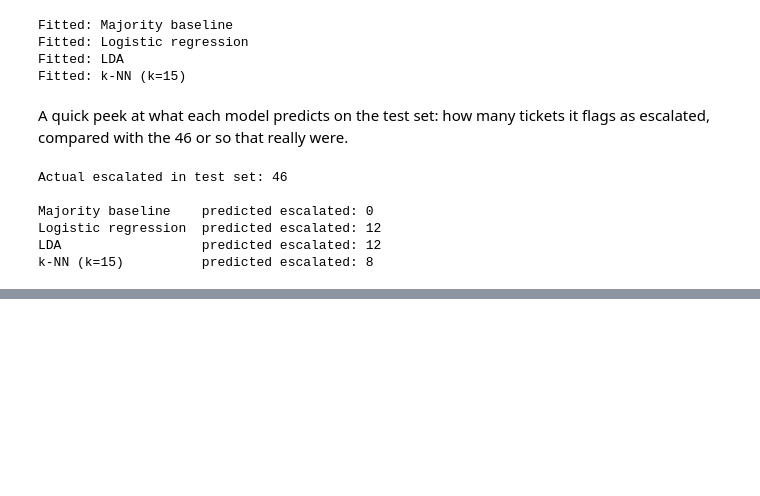
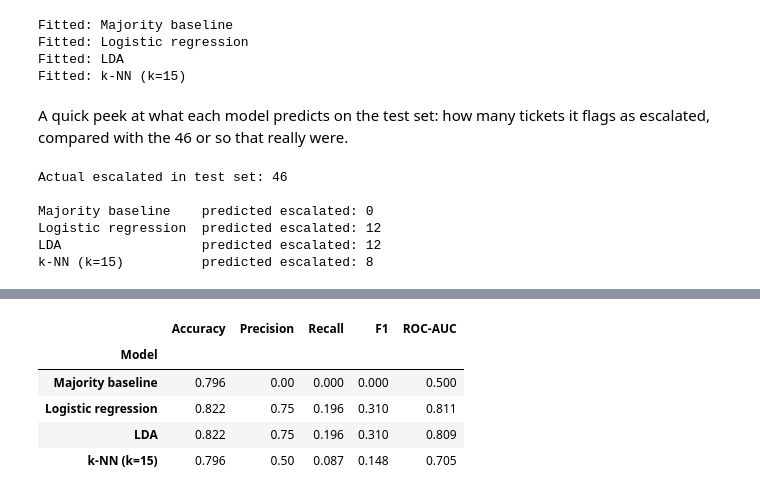
Before and after one commit to Ruhama-Beshada/lab3-ticket-escalation, a Jupyter notebook: lab3_ticket_escalation.ipynb, the cells around one changed output, grey strips where cells are left out. Cells and saved outputs as stored; diff of their text form; code cells hidden in the pictures; blank space fills up the shorter version.

Commit message:
Task 6: compare accuracy, precision, recall, F1 and ROC-AUC across models

```diff
--- a/lab3_ticket_escalation.ipynb
+++ b/lab3_ticket_escalation.ipynb
@@ -283,0 +288,23 @@ k-NN (k=15)          predicted escalated: 8
+# %%
+rows = []
+for name, pipe in pipelines.items():
+    preds = pipe.predict(X_test)
+    probs = pipe.predict_proba(X_test)[:, 1]
+    rows.append({
+        "Model": name,
+        "Accuracy": accuracy_score(y_test, preds),
+        "Precision": precision_score(y_test, preds, zero_division=0),
+        "Recall": recall_score(y_test, preds),
+        "F1": f1_score(y_test, preds),
+        "ROC-AUC": roc_auc_score(y_test, probs),
+    })
+
+results = pd.DataFrame(rows).set_index("Model").round(3)
+results
+# %% [output]
+|  | Accuracy | Precision | Recall | F1 | ROC-AUC |
+| Model |  |  |  |  |  |
+| Majority baseline | 0.796 | 0.00 | 0.000 | 0.000 | 0.500 |
+| Logistic regression | 0.822 | 0.75 | 0.196 | 0.310 | 0.811 |
+| LDA | 0.822 | 0.75 | 0.196 | 0.310 | 0.809 |
+| k-NN (k=15) | 0.796 | 0.50 | 0.087 | 0.148 | 0.705 |
```
Also changed, not shown: parts of 2 cells of this notebook.
